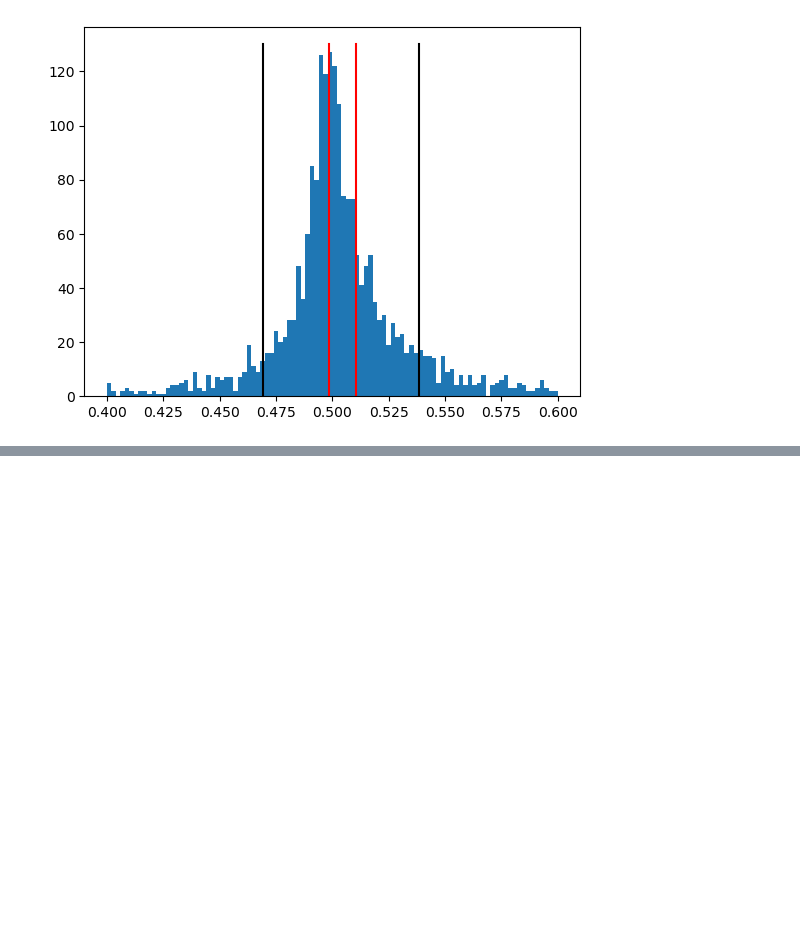
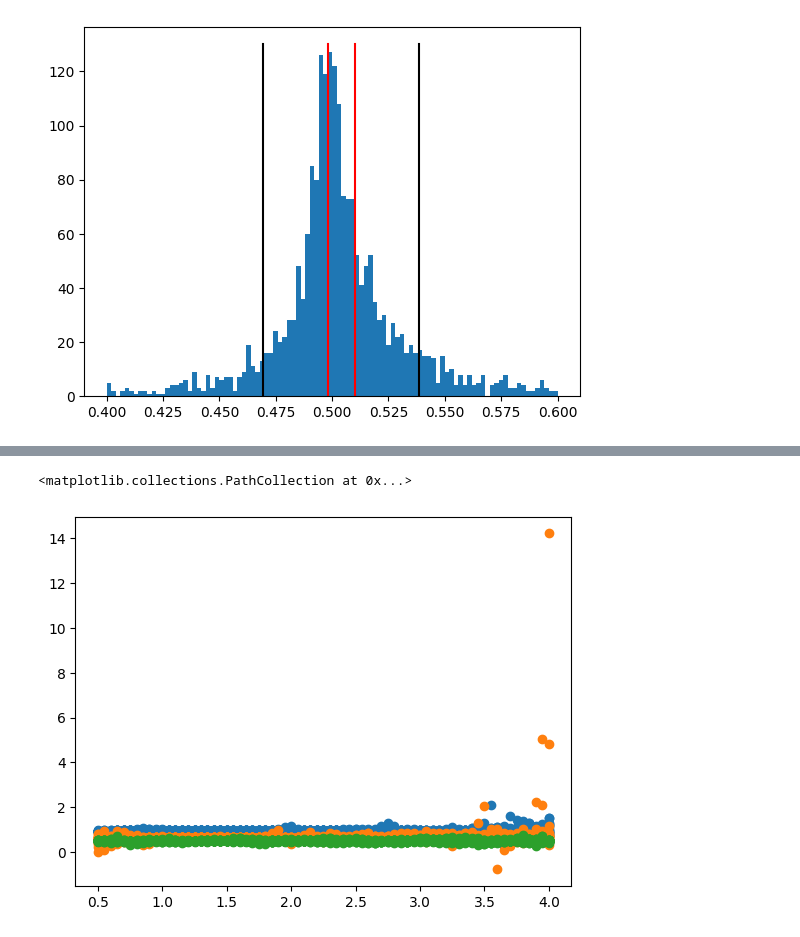
Before and after one commit to jeremiah-theisenschool/belhavencs, a Jupyter notebook: csc311/robot-analysis.ipynb, the cells around one changed output, grey strips where cells are left out. Cells and saved outputs as stored; diff of their text form; code cells hidden in the pictures; blank space fills up the shorter version.

```diff
--- a/csc311/robot-analysis.ipynb
+++ b/csc311/robot-analysis.ipynb
@@ -812,0 +824,7 @@ plt.plot(((np.mean(r2coefs[0 : 15]) - r2t1csd), (np.mean(r2coefs[0 : 15]) - r2t1
+# %%
+plt.scatter(r2trimmedtimestest2, r2trimmedvelocitiestest2)
+plt.scatter(r2trimmedtimestest1, r2trimmedvelocitiestest1)
+plt.scatter(r1trimmedtimes, r1trimmedvelocities)
+# %% [output]
+<matplotlib.collections.PathCollection at 0x...>
+[figure, added]
```
Also changed, not shown: parts of 26 cells of this notebook.
